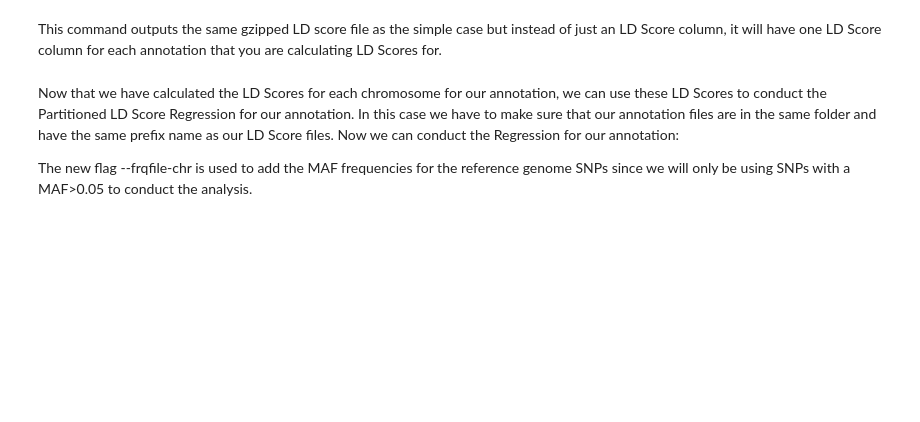
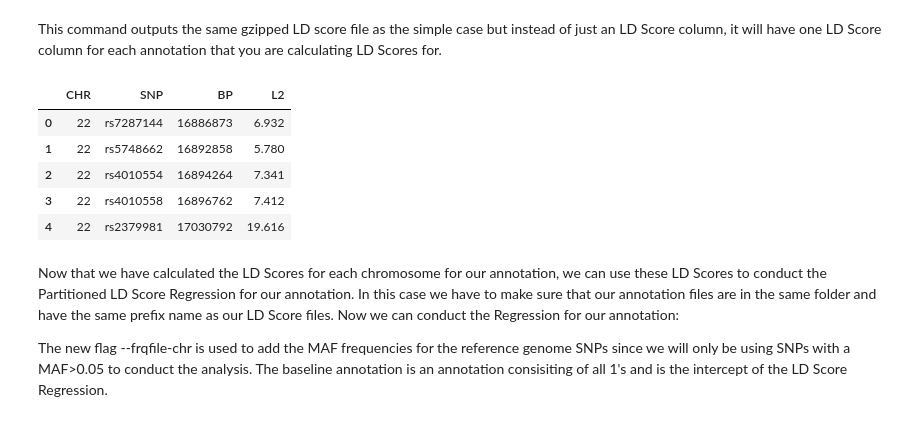
Before and after one commit to cumc/bioworkflows, a Jupyter notebook: LDSC/LDSC.ipynb, the cells around one changed output. Cells and saved outputs as stored; diff of their text form; code cells hidden in the pictures; blank space fills up the shorter version.

```diff
--- a/LDSC/LDSC.ipynb
+++ b/LDSC/LDSC.ipynb
@@ -242,9 +335,20 @@ sos run LDSC.ipynb ld_score \
 # %% [markdown]
 This command outputs the same gzipped LD score file as the simple case but instead of just an LD Score column, it will have one LD Score column for each annotation that you are calculating LD Scores for.
 # %%
-zless Adipose_Tissue.H3K27ac.22.l2.ldscore.gz | head
+import pandas as pd
+
+results = pd.read_csv("Adipose_Tissue.H3K27ac.22.l2.ldscore.gz",sep="\t")
+
+results.head()
+# %% [output]
+|  | CHR | SNP | BP | L2 |
+| 0 | 22 | rs7287144 | 16886873 | 6.932 |
+| 1 | 22 | rs5748662 | 16892858 | 5.780 |
+| 2 | 22 | rs4010554 | 16894264 | 7.341 |
+| 3 | 22 | rs4010558 | 16896762 | 7.412 |
+| 4 | 22 | rs2379981 | 17030792 | 19.616 |
 # %% [markdown]
 Now that we have calculated the LD Scores for each chromosome for our annotation, we can use these LD Scores to conduct the Partitioned LD Score Regression for our annotation. In this case we have to make sure that our annotation files are in the same folder and have the same prefix name as our LD Score files. Now we can conduct the Regression for our annotation:
 
-The new flag --frqfile-chr is used to add the MAF frequencies for the reference genome SNPs since we will only be using SNPs with a MAF>0.05 to conduct the analysis.
+The new flag --frqfile-chr is used to add the MAF frequencies for the reference genome SNPs since we will only be using SNPs with a MAF>0.05 to conduct the analysis. The baseline annotation is an annotation consisiting of all 1's and is the intercept of the LD Score Regression.
 # %%
```
Also changed, not shown: parts of 15 cells of this notebook.
